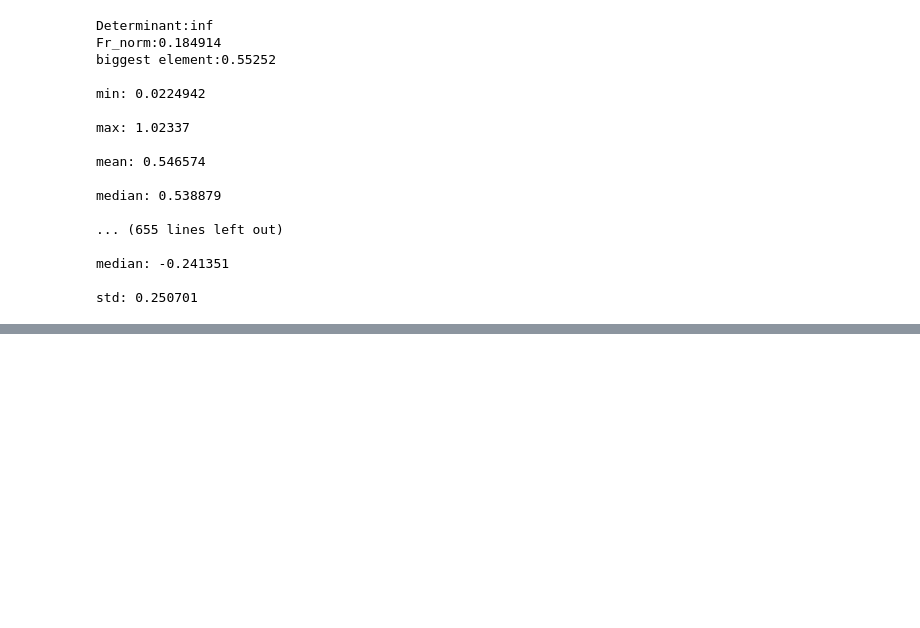
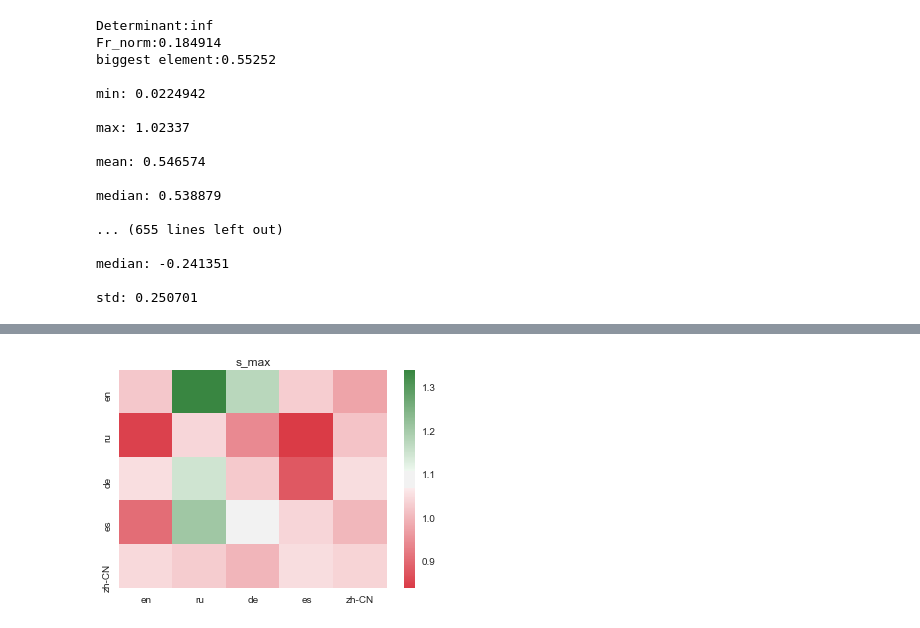
Before and after one commit to mike-tamir/IsomanticsWorkshop, a Jupyter notebook: code/SVD with Normalizer.ipynb, the cells around one changed output, grey strips where cells are left out. Drawn from its saved outputs; the diff is of its cells as text; code cells hidden in the pictures; blank space fills up the shorter version.

```diff
--- a/code/SVD with Normalizer.ipynb
+++ b/code/SVD with Normalizer.ipynb
@@ -604,0 +704,5 @@ std: 0.250701
+# %%
+s_max_hm = sns.heatmap(s_max_df,cmap=cmap)
+title = s_max_hm.set_title('s_max')
+# %% [output]
+[figure, added]
```
Also changed, not shown: parts of 16 cells of this notebook, 1 other file.
